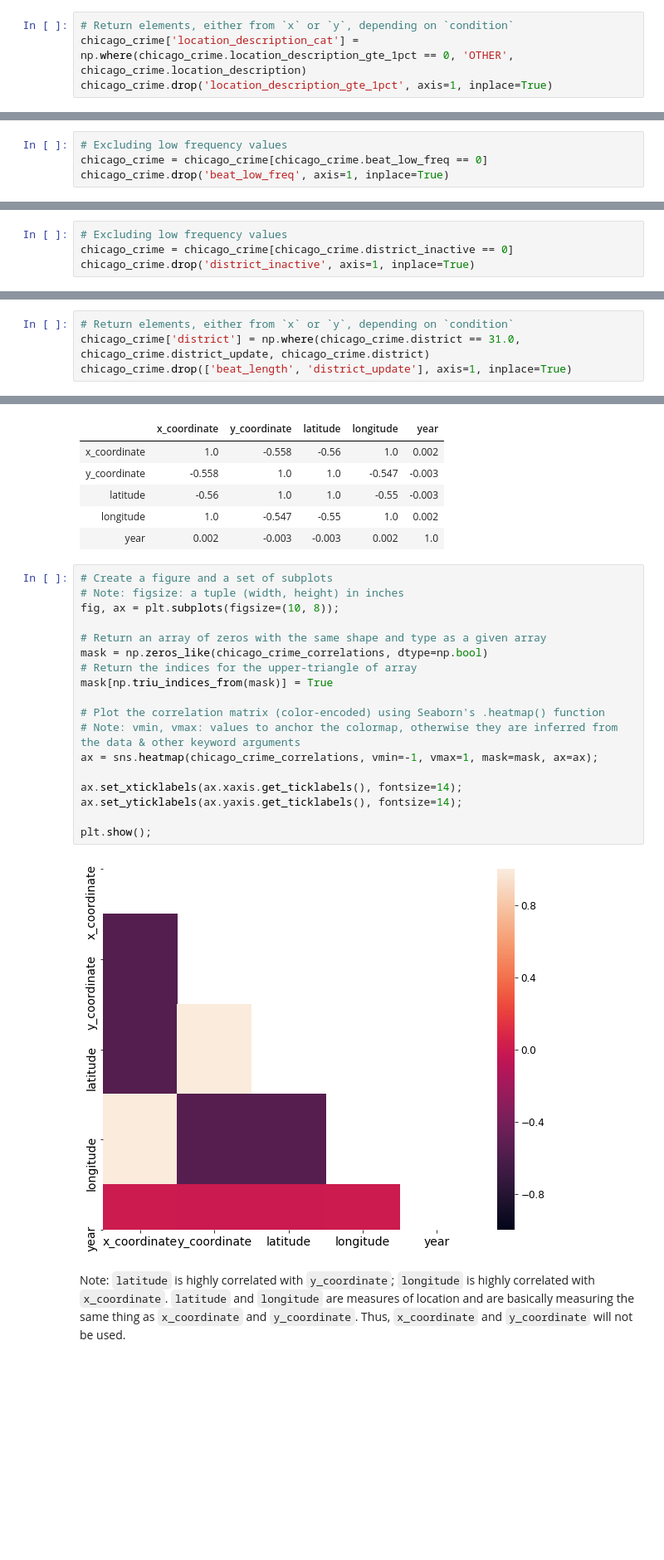
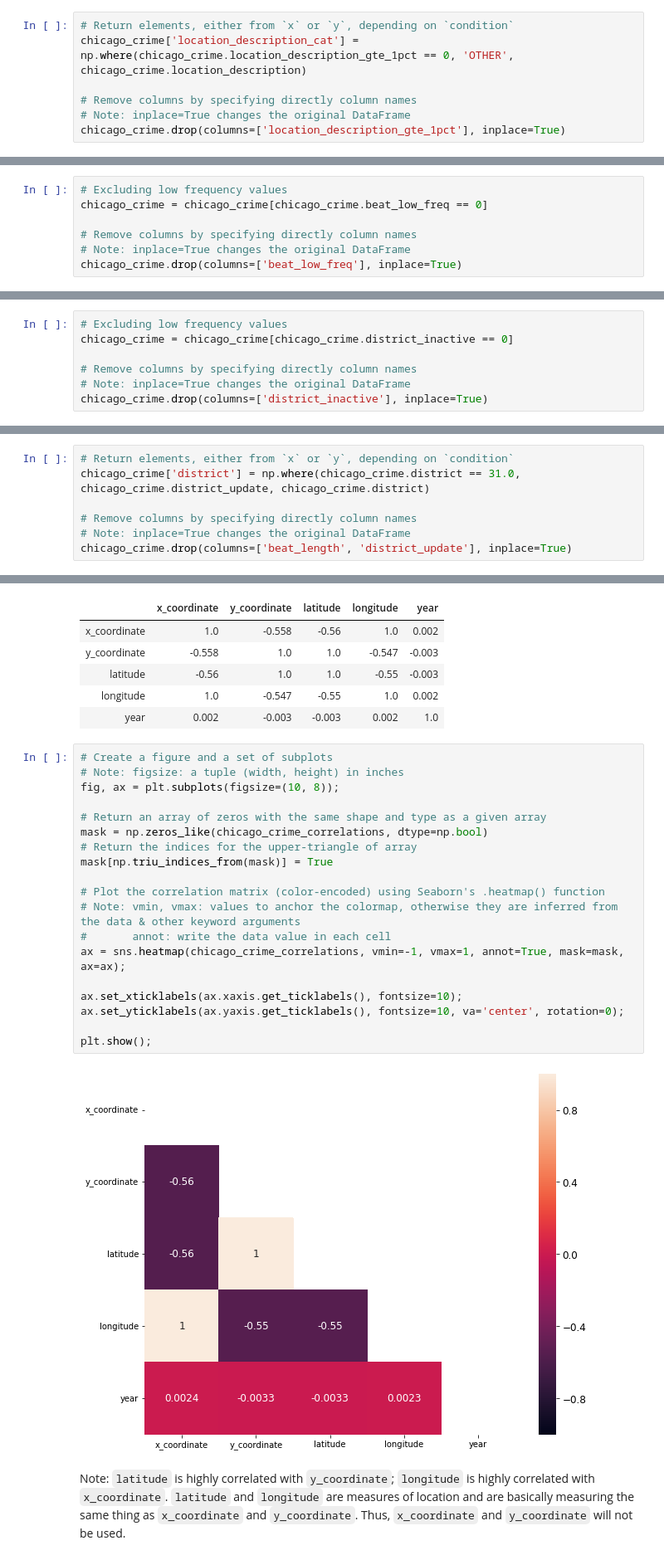
Before and after one commit to tweichle/Classifying-Criminal-Offenses, a Jupyter notebook: Chicago Crime Project.ipynb, the cells around one changed output, grey strips where cells are left out. Shown at 83% size. Cells and saved outputs as stored; diff of their text form; blank space fills up the shorter version.

```diff
--- a/Chicago Crime Project.ipynb
+++ b/Chicago Crime Project.ipynb
@@ -799,4 +843,7 @@ Name: location_description_gte_1pct, dtype: int64
 # %%
 # Return elements, either from `x` or `y`, depending on `condition`
 chicago_crime['location_description_cat'] = np.where(chicago_crime.location_description_gte_1pct == 0, 'OTHER', chicago_crime.location_description)
-chicago_crime.drop('location_description_gte_1pct', axis=1, inplace=True)
+
+# Remove columns by specifying directly column names
+# Note: inplace=True changes the original DataFrame
+chicago_crime.drop(columns=['location_description_gte_1pct'], inplace=True)
@@ -919,7 +961,10 @@ Name: beat_low_freq, dtype: int64
 # %%
 # Excluding low frequency values
 chicago_crime = chicago_crime[chicago_crime.beat_low_freq == 0]
-chicago_crime.drop('beat_low_freq', axis=1, inplace=True)
+
+# Remove columns by specifying directly column names
+# Note: inplace=True changes the original DataFrame
+chicago_crime.drop(columns=['beat_low_freq'], inplace=True)
 # %%
 # Return the number of rows and columns (dimensionality) of the DataFrame
 print('Rows: {}, Cols: {}'.format(chicago_crime.shape[0], chicago_crime.shape[1]))
@@ -1012,7 +1061,10 @@ Name: district_inactive, dtype: int64
 # %%
 # Excluding low frequency values
 chicago_crime = chicago_crime[chicago_crime.district_inactive == 0]
-chicago_crime.drop('district_inactive', axis=1, inplace=True)
+
+# Remove columns by specifying directly column names
+# Note: inplace=True changes the original DataFrame
+chicago_crime.drop(columns=['district_inactive'], inplace=True)
 # %%
 # Return the number of rows and columns (dimensionality) of the DataFrame
 print('Rows: {}, Cols: {}'.format(chicago_crime.shape[0], chicago_crime.shape[1]))
@@ -1041,7 +1093,10 @@ chicago_crime[chicago_crime.district == 31.0]
 # %%
 # Return elements, either from `x` or `y`, depending on `condition`
 chicago_crime['district'] = np.where(chicago_crime.district == 31.0, chicago_crime.district_update, chicago_crime.district)
-chicago_crime.drop(['beat_length', 'district_update'], axis=1, inplace=True)
+
+# Remove columns by specifying directly column names
+# Note: inplace=True changes the original DataFrame
+chicago_crime.drop(columns=['beat_length', 'district_update'], inplace=True)
 # %%
 # Categorical column frequency
 # Returns counts of unique values in descending order (first element is the most frequently-occurring element)
@@ -1323,23 +1393,24 @@ round(chicago_crime_correlations, 3)
 # %%
 # Create a figure and a set of subplots
 # Note: figsize: a tuple (width, height) in inches
 fig, ax = plt.subplots(figsize=(10, 8));
 
 # Return an array of zeros with the same shape and type as a given array
 mask = np.zeros_like(chicago_crime_correlations, dtype=np.bool)
 # Return the indices for the upper-triangle of array
 mask[np.triu_indices_from(mask)] = True
 
 # Plot the correlation matrix (color-encoded) using Seaborn's .heatmap() function
 # Note: vmin, vmax: values to anchor the colormap, otherwise they are inferred from the data & other keyword arguments
-ax = sns.heatmap(chicago_crime_correlations, vmin=-1, vmax=1, mask=mask, ax=ax);
+#       annot: write the data value in each cell
+ax = sns.heatmap(chicago_crime_correlations, vmin=-1, vmax=1, annot=True, mask=mask, ax=ax);
 
-ax.set_xticklabels(ax.xaxis.get_ticklabels(), fontsize=14);
-ax.set_yticklabels(ax.yaxis.get_ticklabels(), fontsize=14);
+ax.set_xticklabels(ax.xaxis.get_ticklabels(), fontsize=10);
+ax.set_yticklabels(ax.yaxis.get_ticklabels(), fontsize=10, va='center', rotation=0);
 
 plt.show();
 # %% [output]
-[figure, old version]
+[figure, new version]
 # %% [markdown]
 Note: `latitude` is highly correlated with `y_coordinate`; `longitude` is highly correlated with `x_coordinate`.  `latitude` and `longitude` are measures of location and are basically measuring the same thing as `x_coordinate` and `y_coordinate`.  Thus, `x_coordinate` and `y_coordinate` will not be used.
 # %%
```
Also changed, not shown: parts of 108 cells of this notebook.
